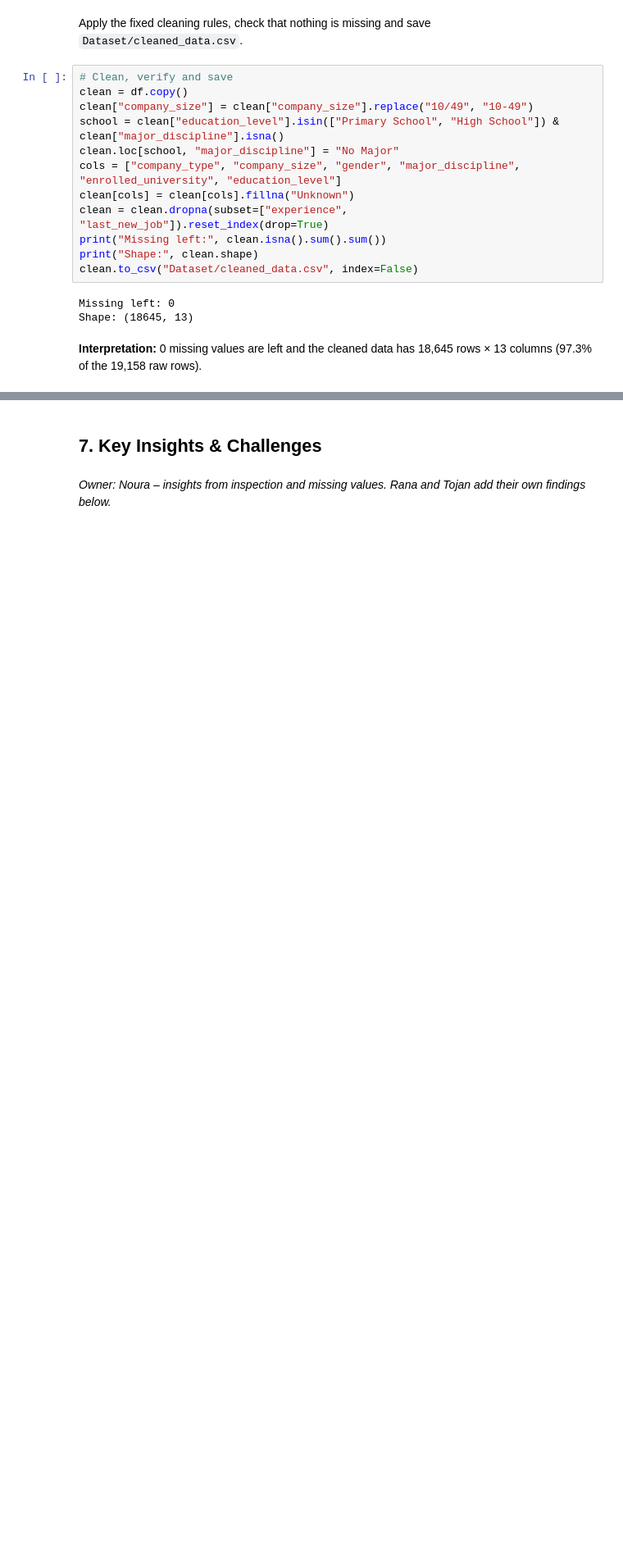
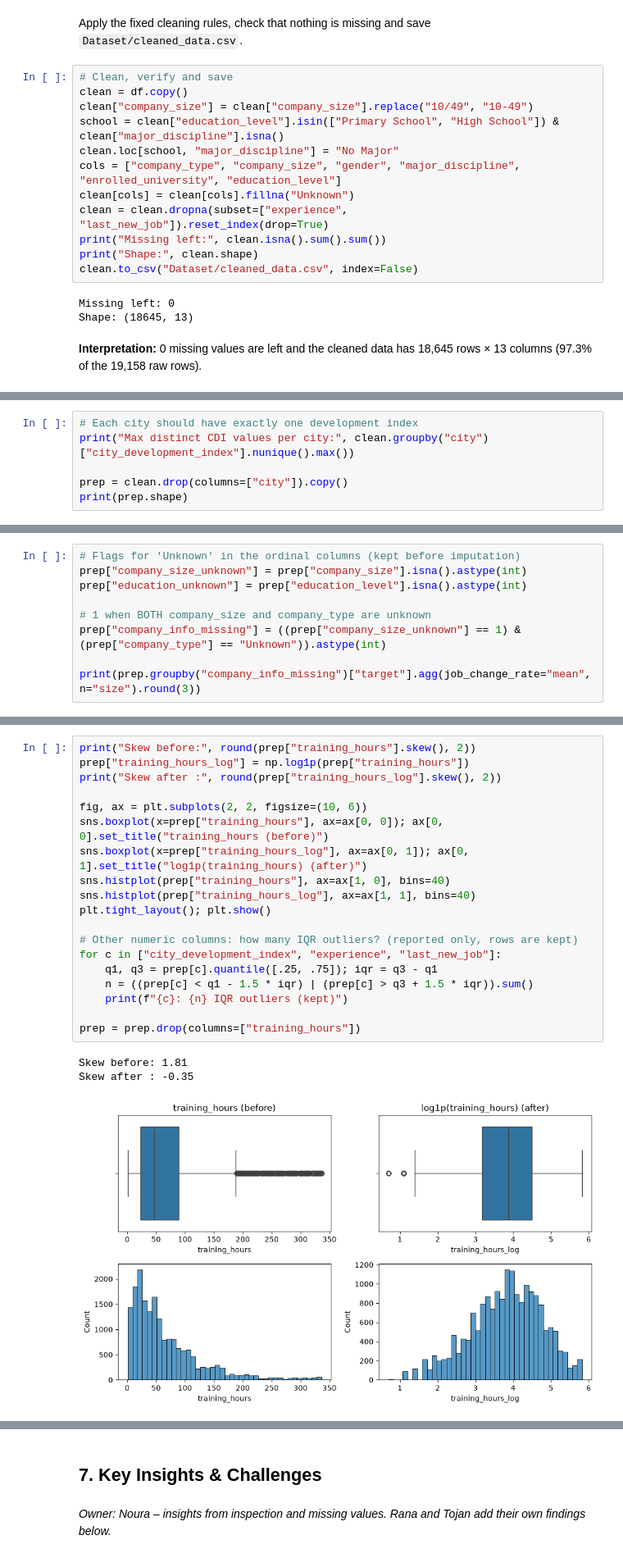
Before and after one commit to ManarAlrazin/SW485-Project-Group2, a Jupyter notebook: Phase1_Data_Exploration.ipynb, the cells around one changed output, grey strips where cells are left out. Shown at 82% size. Cells and saved outputs as stored; diff of their text form; blank space fills up the shorter version.

Commit message:
Add Section 5.2 & 6: encoding, scaling, outliers, feature engineering, split and preprocessed data (Tojan)

```diff
--- a/Phase1_Data_Exploration.ipynb
+++ b/Phase1_Data_Exploration.ipynb
@@ -268,0 +279,6 @@ Shape: (18645, 13)
+# %%
+# Each city should have exactly one development index
+print("Max distinct CDI values per city:", clean.groupby("city")["city_development_index"].nunique().max())
+
+prep = clean.drop(columns=["city"]).copy()
+print(prep.shape)
@@ -268,0 +333,9 @@ Shape: (18645, 13)
+# %%
+# Flags for 'Unknown' in the ordinal columns (kept before imputation)
+prep["company_size_unknown"] = prep["company_size"].isna().astype(int)
+prep["education_unknown"] = prep["education_level"].isna().astype(int)
+
+# 1 when BOTH company_size and company_type are unknown
+prep["company_info_missing"] = ((prep["company_size_unknown"] == 1) & (prep["company_type"] == "Unknown")).astype(int)
+
+print(prep.groupby("company_info_missing")["target"].agg(job_change_rate="mean", n="size").round(3))
@@ -268,0 +352,23 @@ Shape: (18645, 13)
+# %%
+print("Skew before:", round(prep["training_hours"].skew(), 2))
+prep["training_hours_log"] = np.log1p(prep["training_hours"])
+print("Skew after :", round(prep["training_hours_log"].skew(), 2))
+
+fig, ax = plt.subplots(2, 2, figsize=(10, 6))
+sns.boxplot(x=prep["training_hours"], ax=ax[0, 0]); ax[0, 0].set_title("training_hours (before)")
+sns.boxplot(x=prep["training_hours_log"], ax=ax[0, 1]); ax[0, 1].set_title("log1p(training_hours) (after)")
+sns.histplot(prep["training_hours"], ax=ax[1, 0], bins=40)
+sns.histplot(prep["training_hours_log"], ax=ax[1, 1], bins=40)
+plt.tight_layout(); plt.show()
+
+# Other numeric columns: how many IQR outliers? (reported only, rows are kept)
+for c in ["city_development_index", "experience", "last_new_job"]:
+    q1, q3 = prep[c].quantile([.25, .75]); iqr = q3 - q1
+    n = ((prep[c] < q1 - 1.5 * iqr) | (prep[c] > q3 + 1.5 * iqr)).sum()
+    print(f"{c}: {n} IQR outliers (kept)")
+
+prep = prep.drop(columns=["training_hours"])
+# %% [output]
+Skew before: 1.81
+Skew after : -0.35
+[figure, added]
```
Also changed, not shown: parts of 25 cells of this notebook, 3 other files.
